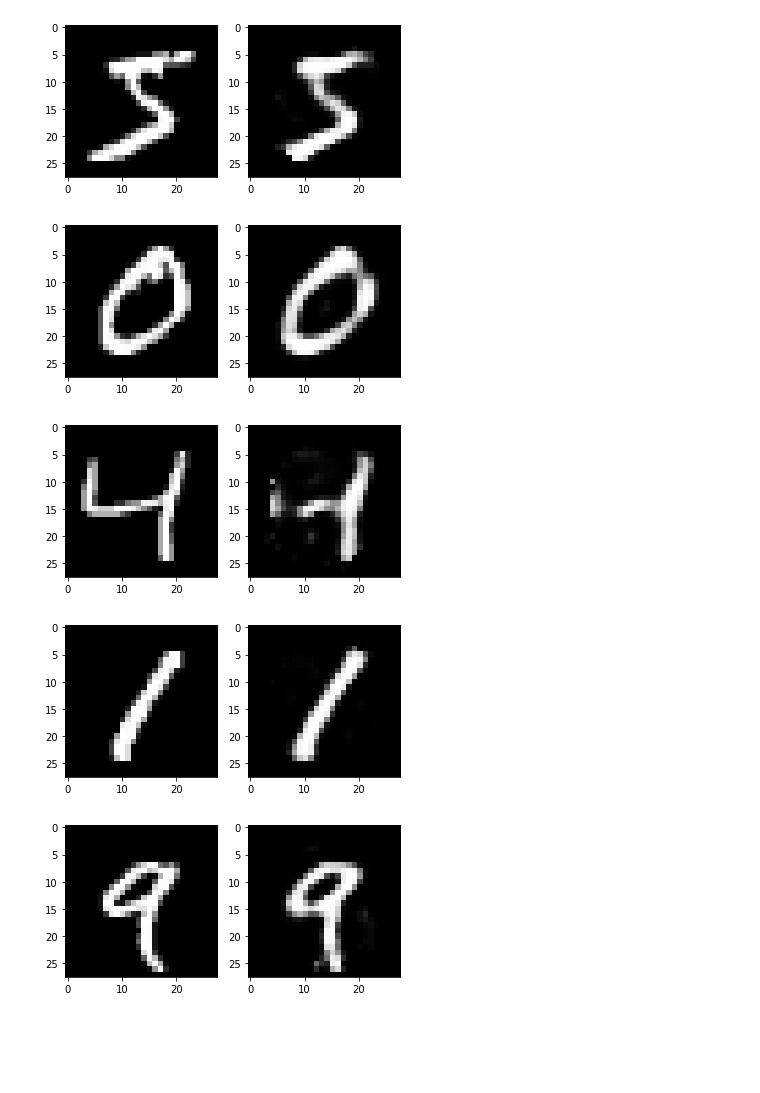
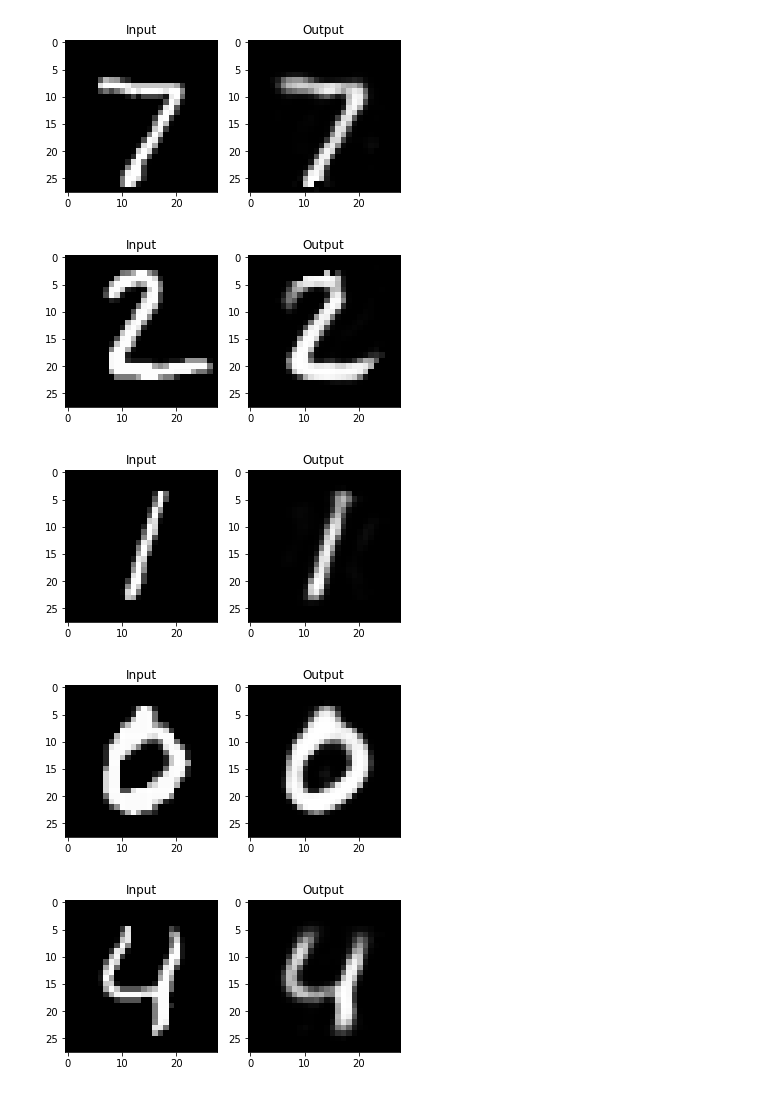
Before and after one commit to ma-ath/tensorflow-studies, a Jupyter notebook: 3 - MNIST Autoencoder/network_evaluate.ipynb, the cells around one changed output. Saved outputs shown, nothing was run; the diff lists cells and outputs as text; code cells hidden in the pictures; blank space fills up the shorter version.

```diff
--- a/3 - MNIST Autoencoder/network_evaluate.ipynb
+++ b/3 - MNIST Autoencoder/network_evaluate.ipynb
@@ -52,15 +52,18 @@ test_images = test_images / 255.0
 # %%
 # Mostra algumas predicoes, com a imagem original e a imagem recriada
 n = 10
 
 for i in range(n):
     figure, axis = plt.subplots(1, 2)
-    axis[0].imshow(train_images[i], cmap='gray')
-    prediction = np.squeeze(model.predict(np.expand_dims(train_images[i], 0)))
+    axis[0].imshow(test_images[i], cmap='gray')
+    prediction = np.squeeze(model.predict(np.expand_dims(test_images[i], 0)))
     axis[1].imshow(prediction, cmap='gray')
+
+    axis[0].title.set_text('Input')
+    axis[1].title.set_text('Output')
 # %% [output]
-[figure, old version]
+[figure, new version]
-[figure, old version]
+[figure, new version]
-[figure, old version]
+[figure, new version]
-[figure, old version]
+[figure, new version]
-[figure, old version]
+[figure, new version]
```
Also changed, not shown: parts of 5 cells of this notebook, 26 other files.
